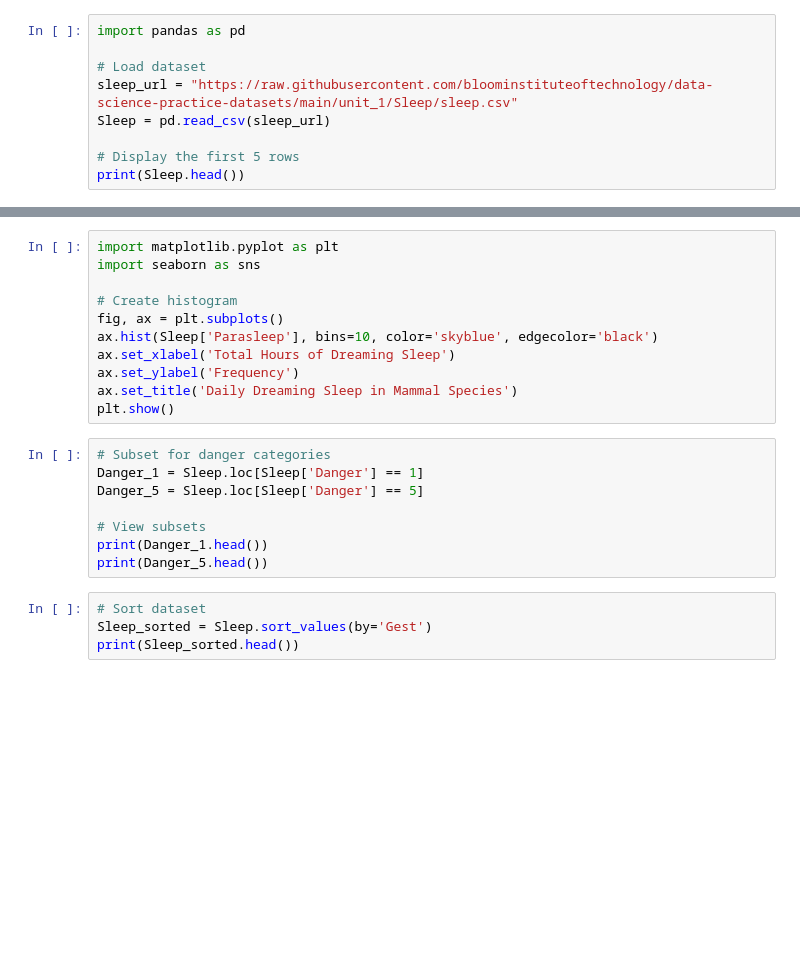
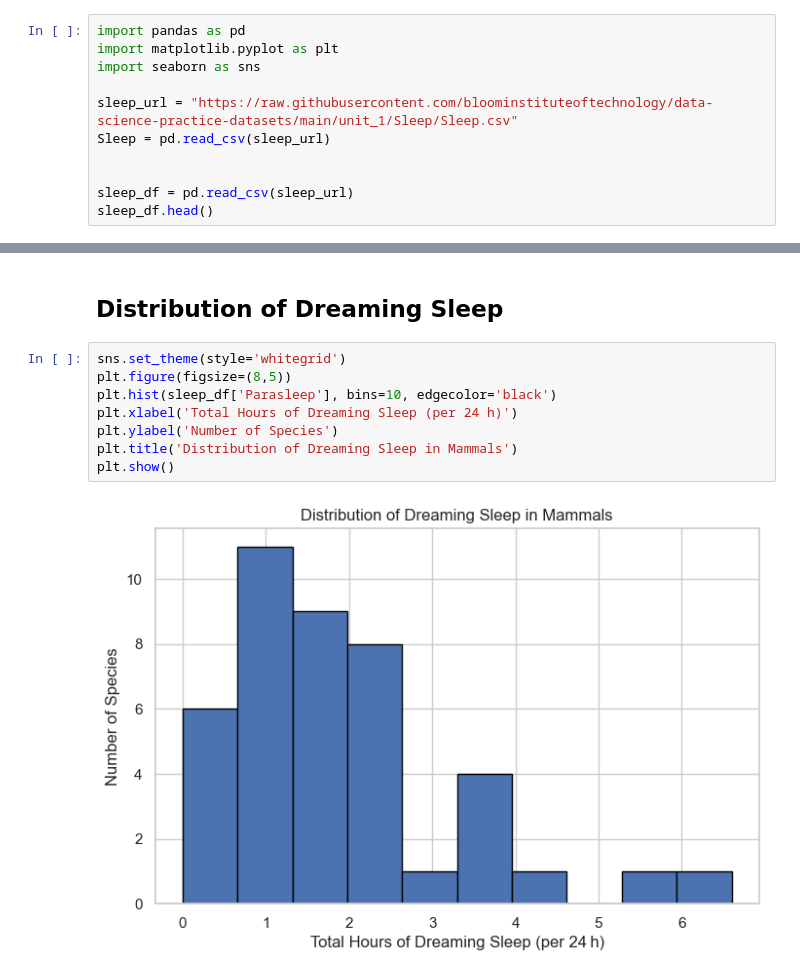
Before and after one commit to JulietOrnellas/sleep-study-analysis, a Jupyter notebook: notebooks/sleep_analysis.ipynb, the cells around one changed output, grey strips where cells are left out. Cells and saved outputs as stored; diff of their text form; blank space fills up the shorter version.

Commit message:
Refactor: added plot and polished doc strings

```diff
--- a/notebooks/sleep_analysis.ipynb
+++ b/notebooks/sleep_analysis.ipynb
@@ -1,9 +11,11 @@
 # %%
 import pandas as pd
+import matplotlib.pyplot as plt
+import seaborn as sns
 
-# Load dataset
-sleep_url = "https://raw.githubusercontent.com/bloominstituteoftechnology/data-science-practice-datasets/main/unit_1/Sleep/sleep.csv"
+sleep_url = "https://raw.githubusercontent.com/bloominstituteoftechnology/data-science-practice-datasets/main/unit_1/Sleep/Sleep.csv"
 Sleep = pd.read_csv(sleep_url)
 
-# Display the first 5 rows
-print(Sleep.head())
+
+sleep_df = pd.read_csv(sleep_url)
+sleep_df.head()
@@ -10,23 +29,12 @@ print(Sleep.head())
-# %%
-import matplotlib.pyplot as plt
-import seaborn as sns
-
-# Create histogram
-fig, ax = plt.subplots()
-ax.hist(Sleep['Parasleep'], bins=10, color='skyblue', edgecolor='black')
-ax.set_xlabel('Total Hours of Dreaming Sleep')
-ax.set_ylabel('Frequency')
-ax.set_title('Daily Dreaming Sleep in Mammal Species')
-plt.show()
-# %%
-# Subset for danger categories
-Danger_1 = Sleep.loc[Sleep['Danger'] == 1]
-Danger_5 = Sleep.loc[Sleep['Danger'] == 5]
-
-# View subsets
-print(Danger_1.head())
-print(Danger_5.head())
-# %%
-# Sort dataset
-Sleep_sorted = Sleep.sort_values(by='Gest')
-print(Sleep_sorted.head())
+# %% [markdown]
+## Distribution of Dreaming Sleep
+# %%
+sns.set_theme(style='whitegrid')
+plt.figure(figsize=(8,5))
+plt.hist(sleep_df['Parasleep'], bins=10, edgecolor='black')
+plt.xlabel('Total Hours of Dreaming Sleep (per 24 h)')
+plt.ylabel('Number of Species')
+plt.title('Distribution of Dreaming Sleep in Mammals')
+plt.show()
+# %% [output]
+[figure, added]
```
Also changed, not shown: parts of 11 cells of this notebook.
